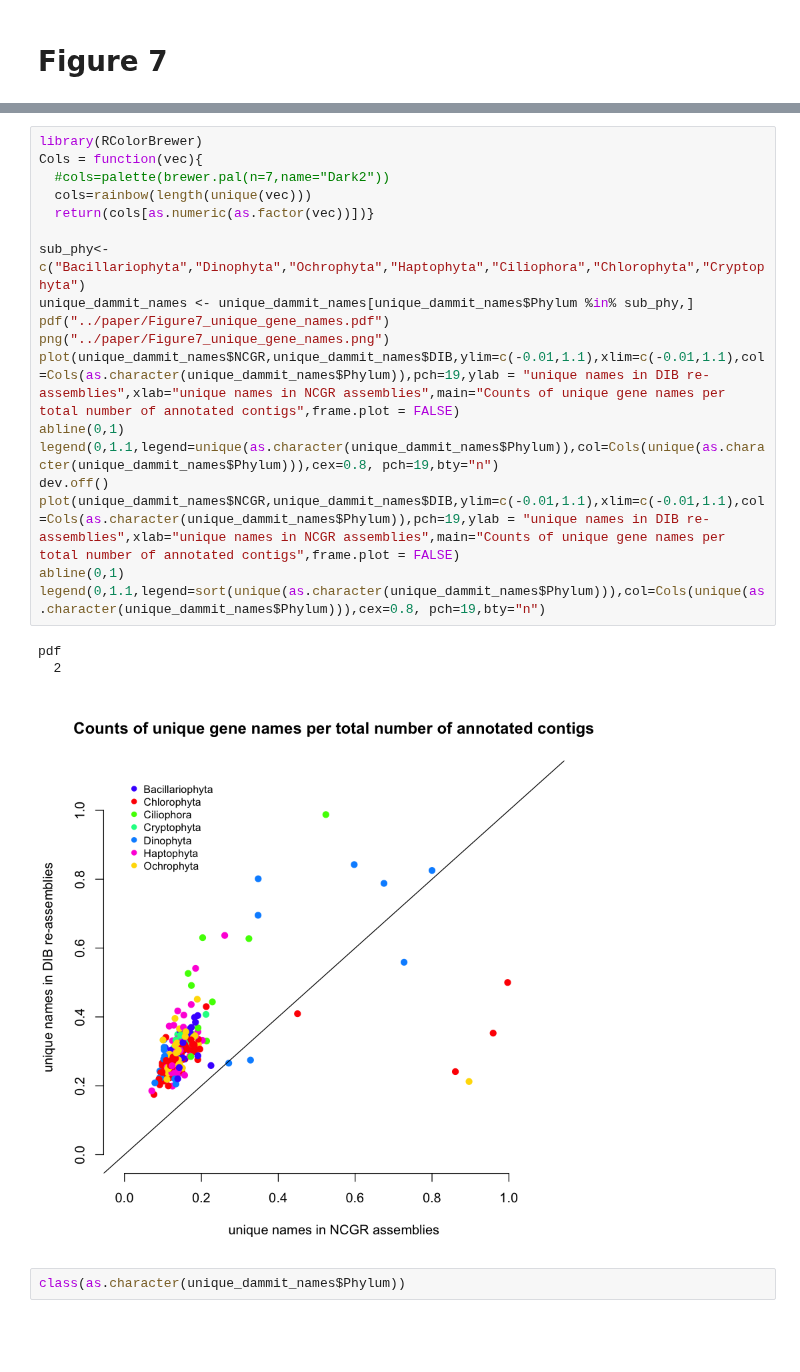
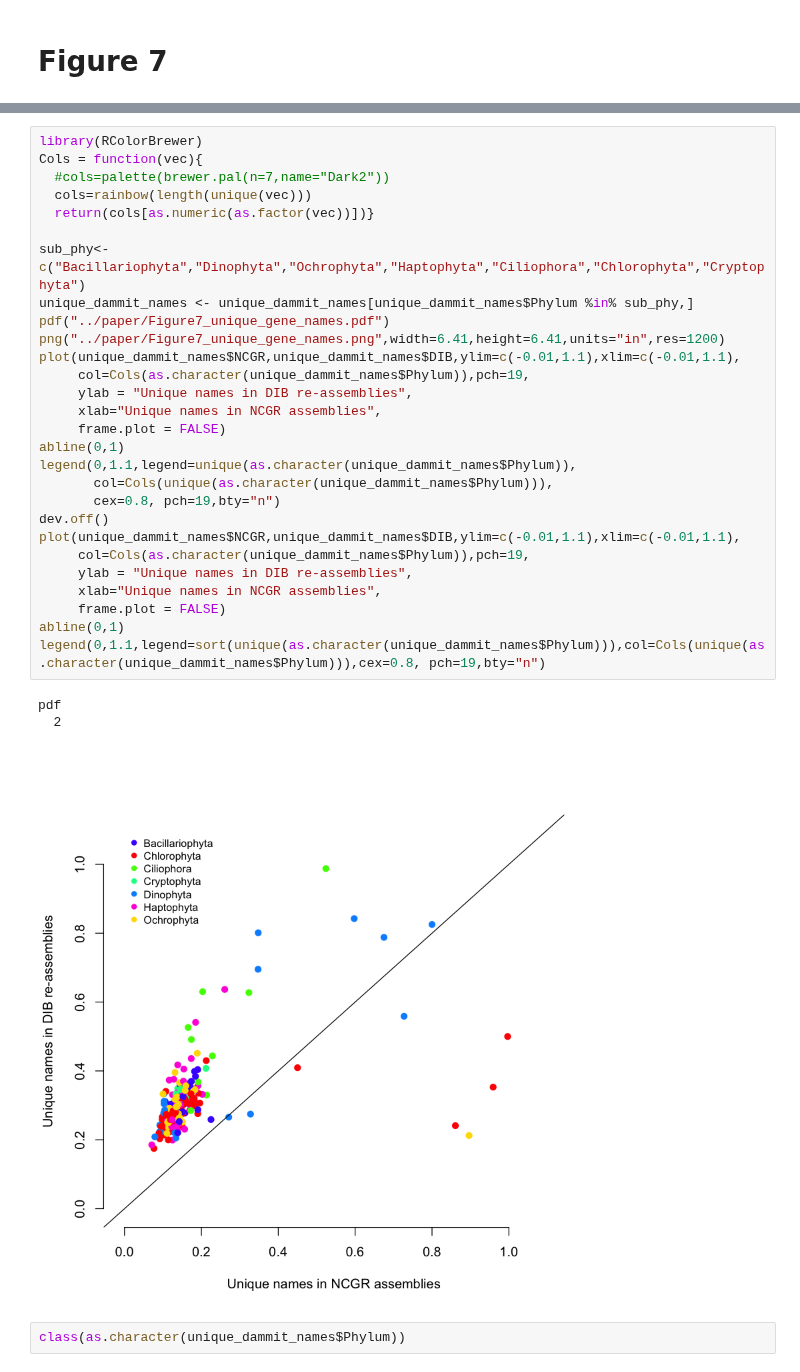
Before and after one commit to johnsolk/MMETSP, a Jupyter notebook: notebooks/MMETSP_unique_kmers_dammitgenenames.ipynb, the cells around one changed output, grey strips where cells are left out. Drawn from its saved outputs; the diff is of its cells as text; blank space fills up the shorter version.

```diff
--- a/notebooks/MMETSP_unique_kmers_dammitgenenames.ipynb
+++ b/notebooks/MMETSP_unique_kmers_dammitgenenames.ipynb
@@ -102,25 +158,35 @@ head(unique_dammit_names)
 # %%
 library(RColorBrewer)
 Cols = function(vec){
   #cols=palette(brewer.pal(n=7,name="Dark2"))
   cols=rainbow(length(unique(vec)))
   return(cols[as.numeric(as.factor(vec))])}
 
 sub_phy<-c("Bacillariophyta","Dinophyta","Ochrophyta","Haptophyta","Ciliophora","Chlorophyta","Cryptophyta")
 unique_dammit_names <- unique_dammit_names[unique_dammit_names$Phylum %in% sub_phy,]
 pdf("../paper/Figure7_unique_gene_names.pdf")
-png("../paper/Figure7_unique_gene_names.png")
-plot(unique_dammit_names$NCGR,unique_dammit_names$DIB,ylim=c(-0.01,1.1),xlim=c(-0.01,1.1),col=Cols(as.character(unique_dammit_names$Phylum)),pch=19,ylab = "unique names in DIB re-assemblies",xlab="unique names in NCGR assemblies",main="Counts of unique gene names per total number of annotated contigs",frame.plot = FALSE)
+png("../paper/Figure7_unique_gene_names.png",width=6.41,height=6.41,units="in",res=1200)
+plot(unique_dammit_names$NCGR,unique_dammit_names$DIB,ylim=c(-0.01,1.1),xlim=c(-0.01,1.1),
+     col=Cols(as.character(unique_dammit_names$Phylum)),pch=19,
+     ylab = "Unique names in DIB re-assemblies",
+     xlab="Unique names in NCGR assemblies",
+     frame.plot = FALSE)
 abline(0,1)
-legend(0,1.1,legend=unique(as.character(unique_dammit_names$Phylum)),col=Cols(unique(as.character(unique_dammit_names$Phylum))),cex=0.8, pch=19,bty="n")
+legend(0,1.1,legend=unique(as.character(unique_dammit_names$Phylum)),
+       col=Cols(unique(as.character(unique_dammit_names$Phylum))),
+       cex=0.8, pch=19,bty="n")
 dev.off()
-plot(unique_dammit_names$NCGR,unique_dammit_names$DIB,ylim=c(-0.01,1.1),xlim=c(-0.01,1.1),col=Cols(as.character(unique_dammit_names$Phylum)),pch=19,ylab = "unique names in DIB re-assemblies",xlab="unique names in NCGR assemblies",main="Counts of unique gene names per total number of annotated contigs",frame.plot = FALSE)
+plot(unique_dammit_names$NCGR,unique_dammit_names$DIB,ylim=c(-0.01,1.1),xlim=c(-0.01,1.1),
+     col=Cols(as.character(unique_dammit_names$Phylum)),pch=19,
+     ylab = "Unique names in DIB re-assemblies",
+     xlab="Unique names in NCGR assemblies",
+     frame.plot = FALSE)
 abline(0,1)
 legend(0,1.1,legend=sort(unique(as.character(unique_dammit_names$Phylum))),col=Cols(unique(as.character(unique_dammit_names$Phylum))),cex=0.8, pch=19,bty="n")
 # %% [output]
 pdf
   2
-[figure, old version]
+[figure, new version]
 # %%
 class(as.character(unique_dammit_names$Phylum))
 # %% [output]
```
Also changed, not shown: parts of 4 cells of this notebook, 31 other files.
